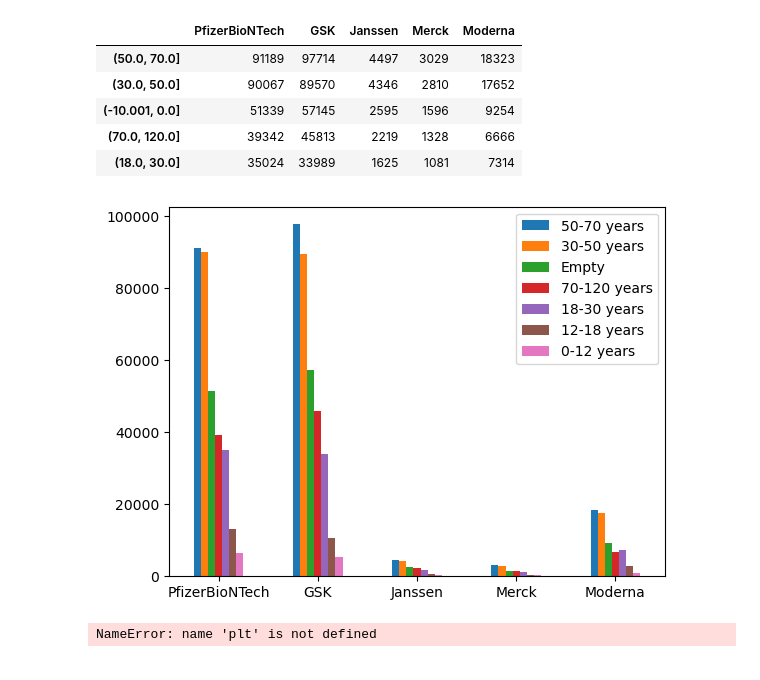
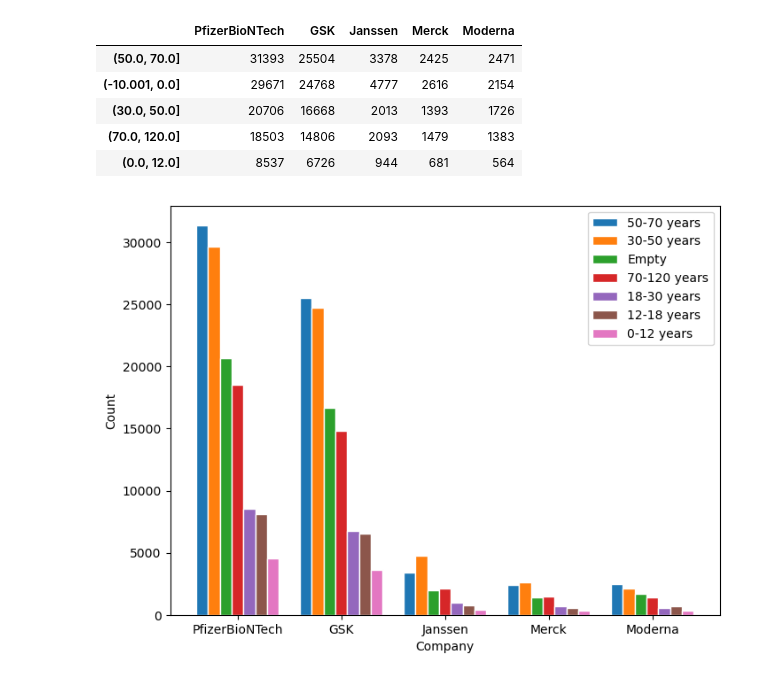
Before and after one commit to mattkim0419/vaers, a Jupyter notebook: scripts.ipynb, the cells around one changed output. Drawn from its saved outputs; the diff is of its cells as text; code cells hidden in the pictures.

```diff
--- a/scripts.ipynb
+++ b/scripts.ipynb
@@ -275,8 +460,8 @@ SyntaxError: invalid syntax (3443165871.py, line 1)
 # %%
 import pandas as pd
 
-dfvax = pd.read_csv('2021VAERSVAX.csv', index_col=None, header=0, dtype = 'object', encoding= 'latin1')
-dfdata = pd.read_csv('2021VAERSDATA.csv', index_col=None, header=0, dtype = 'object', encoding= 'latin1')
+dfvax = pd.read_csv('2022VAERSVAX.csv', index_col=None, header=0, dtype = 'object', encoding= 'latin1')
+dfdata = pd.read_csv('2022VAERSDATA.csv', index_col=None, header=0, dtype = 'object', encoding= 'latin1')
 
 dfmerged = pd.concat([dfvax, dfdata], axis=1)
 
@@ -319,10 +504,10 @@ dfage_merged.columns.values[4] = "Moderna"
 dfage_merged.head()
 # %% [output]
 |  | PfizerBioNTech | GSK | Janssen | Merck | Moderna |
-| (50.0, 70.0] | 91189 | 97714 | 4497 | 3029 | 18323 |
-| (30.0, 50.0] | 90067 | 89570 | 4346 | 2810 | 17652 |
-| (-10.001, 0.0] | 51339 | 57145 | 2595 | 1596 | 9254 |
-| (70.0, 120.0] | 39342 | 45813 | 2219 | 1328 | 6666 |
-| (18.0, 30.0] | 35024 | 33989 | 1625 | 1081 | 7314 |
+| (50.0, 70.0] | 31393 | 25504 | 3378 | 2425 | 2471 |
+| (-10.001, 0.0] | 29671 | 24768 | 4777 | 2616 | 2154 |
+| (30.0, 50.0] | 20706 | 16668 | 2013 | 1393 | 1726 |
+| (70.0, 120.0] | 18503 | 14806 | 2093 | 1479 | 1383 |
+| (0.0, 12.0] | 8537 | 6726 | 944 | 681 | 564 |
 # %%
 from matplotlib import pyplot as plt
@@ -329,26 +515,13 @@ from matplotlib import pyplot as plt
 # %%
 dfage_mergedT = dfage_merged.transpose()
-plot2 = dfage_mergedT.plot.bar(rot=0)
+plot2 = dfage_mergedT.plot.bar(rot=0, width = 0.8, figsize = (8,6), edgecolor='white', linewidth=1)
 
 plot2.legend(["50-70 years", "30-50 years", 'Empty', '70-120 years', '18-30 years', '12-18 years', '0-12 years']);
-plot2.set_xlabel(
+plot2.set_xlabel('Company');
+plot2.set_ylabel('Count');
+#plot2.set_title('2022 Age Distribution');
 # %% [output]
-[figure, old version]
+[figure, new version]
-# %%
-# Creating histogram
-fig, ax = plt.subplots(figsize =(10, 7))
-
-x = ['Empty','0-12','12-18','18-30','30-50','50-70','70-120']
-y = [age_count[0], age_count[12], age_count[18], age_count[30], age_count[50], age_count[70], age_count[120]]
-
-ax.bar(x, y, color = '#40826D', edgecolor='#40826D', linewidth=2)
-ax.set_xlabel('Age Range (Years)')
-ax.set_ylabel('Density')
-
-# Show plot
-plt.show()
-# %% [output]
-NameError: name 'plt' is not defined
 # %%
 # Merge duplicates into same cell
 
```
Also changed, not shown: parts of 12 cells of this notebook.
